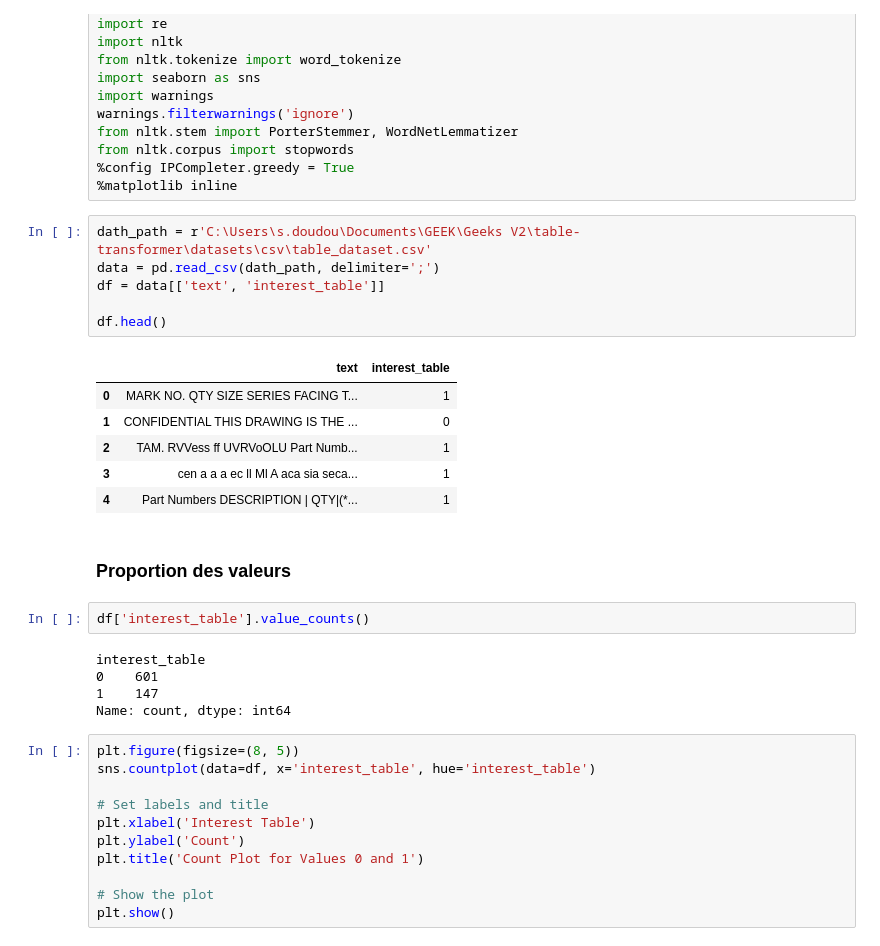
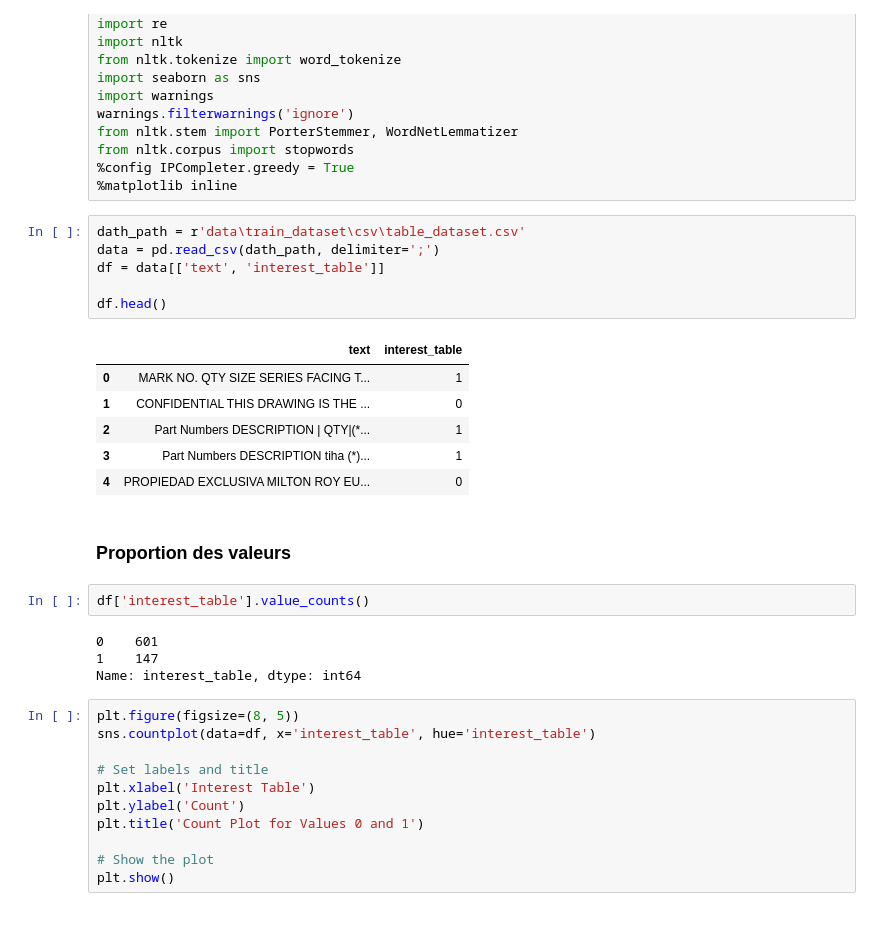
Before and after one commit to jdjebi/HolisTableDetection, a Jupyter notebook: table_classifyer.ipynb, the cells around one changed output. Drawn from its saved outputs; the diff is of its cells as text.

```diff
--- a/table_classifyer.ipynb
+++ b/table_classifyer.ipynb
@@ -40,27 +43,26 @@ from nltk.corpus import stopwords
 %config IPCompleter.greedy = True
 %matplotlib inline
 # %%
-dath_path = r'C:\Users\s.doudou\Documents\GEEK\Geeks V2\table-transformer\datasets\csv\table_dataset.csv'
+dath_path = r'data\train_dataset\csv\table_dataset.csv'
 data = pd.read_csv(dath_path, delimiter=';')
 df = data[['text', 'interest_table']]
 
 df.head()
 # %% [output]
 |  | text | interest_table |
 | 0 | MARK NO. QTY SIZE SERIES FACING T... | 1 |
 | 1 | CONFIDENTIAL THIS DRAWING IS THE ... | 0 |
-| 2 | TAM. RVVess ff UVRVoOLU Part Numb... | 1 |
-| 3 | cen a a a ec ll Ml A aca sia seca... | 1 |
-| 4 | Part Numbers DESCRIPTION | QTY|(*... | 1 |
+| 2 | Part Numbers DESCRIPTION | QTY|(*... | 1 |
+| 3 | Part Numbers DESCRIPTION tiha (*)... | 1 |
+| 4 | PROPIEDAD EXCLUSIVA MILTON ROY EU... | 0 |
 # %% [markdown]
 ### Proportion des valeurs
 # %%
 df['interest_table'].value_counts()
 # %% [output]
-interest_table
 0    601
 1    147
-Name: count, dtype: int64
+Name: interest_table, dtype: int64
 # %%
 plt.figure(figsize=(8, 5))
 sns.countplot(data=df, x='interest_table', hue='interest_table')
```
Also changed, not shown: parts of 23 cells of this notebook, 1 other file.
